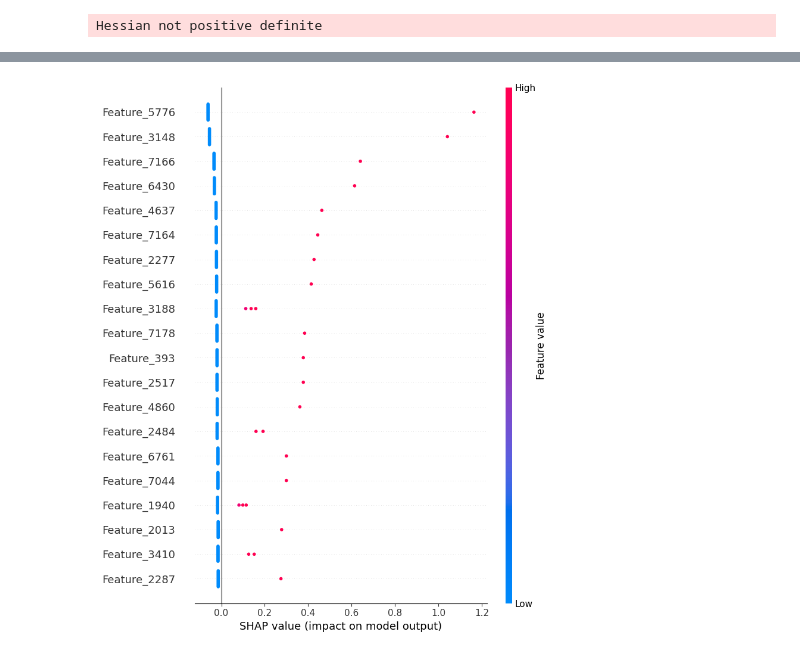
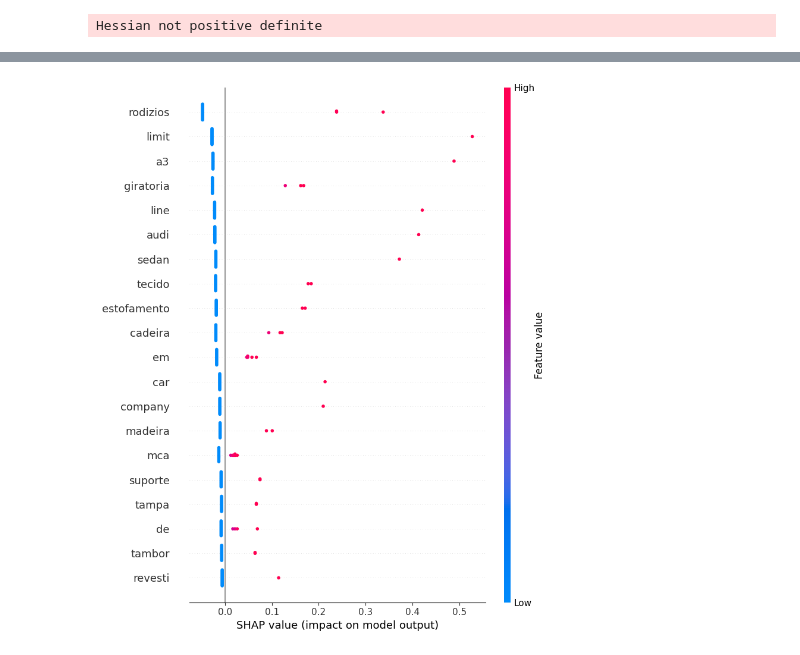
Before and after one commit to JoaoAssalim/Class-by-Description-Classifier-with-NLP, a Jupyter notebook: notebooks/ClassificaçãoDescrições.ipynb, the cells around one changed output, grey strips where cells are left out. Saved outputs shown, nothing was run; the diff lists cells and outputs as text; code cells hidden in the pictures.

Commit message:
Fixing Shapley Values

```diff
--- a/notebooks/ClassificaçãoDescrições.ipynb
+++ b/notebooks/ClassificaçãoDescrições.ipynb
@@ -350,6 +364,3 @@ import shap
 from sklearn.preprocessing import LabelEncoder
 
 y_train_s = LabelEncoder().fit_transform(y_train)
-# %%
-y_t = y_train_s[:20]
-X_t = X_train[:20]
@@ -388,17 +390,10 @@ outputs_names = y_t
-# %%
-shap_values = shap.Explanation(values=shap_values, base_values=explainer.expected_value, feature_names=feature_names, output_names=outputs_names)
-# %%
-model_rvr = RVRWrapper(EMRVR(kernel="linear"))
-model_rvr.fit(X_transformed, y_t)
-explainer = shap.KernelExplainer(model_rvr.predict, X_transformed)
-
-shap_values = explainer.shap_values(X_transformed)
-
-feature_names = [f"Feature_{i}" for i in range(X_transformed.shape[1])]
-output_names = ["Output"]
-
-clustering = None
-
-shap_values = shap.Explanation(values=shap_values, base_values=explainer.expected_value, feature_names=feature_names, output_names=output_names, clustering=clustering)
-
-shap.plots.text(shap_values)
+# %%
+feature_importance = np.sum(np.abs(shap_values), axis=0)
+
+feature_names = pipeline.named_steps['vectorizer'].get_feature_names_out()
+top_features = np.argsort(feature_importance)[::-1][:10]
+
+print("Top 10 Features:")
+
+for idx in top_features:
+    print(f"{feature_names[idx]}: {feature_importance[idx]}")
@@ -405,4 +412,6 @@ shap.plots.text(shap_values)
 # %%
-shap.summary_plot(shap_values.values, X_transformed, feature_names=feature_names)
+overall_importance = np.sum(np.abs(shap_values), axis=0)
+
+shap.summary_plot(shap_values, X_transformed, feature_names=feature_names)
 # %% [output]
-[figure, old version]
+[figure, new version]
```
Also changed, not shown: parts of 18 cells of this notebook.
